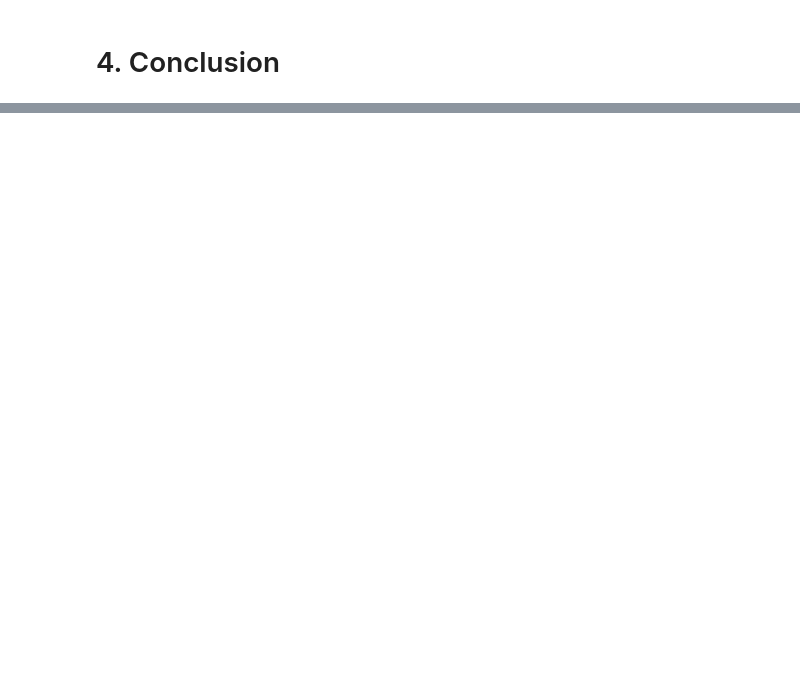
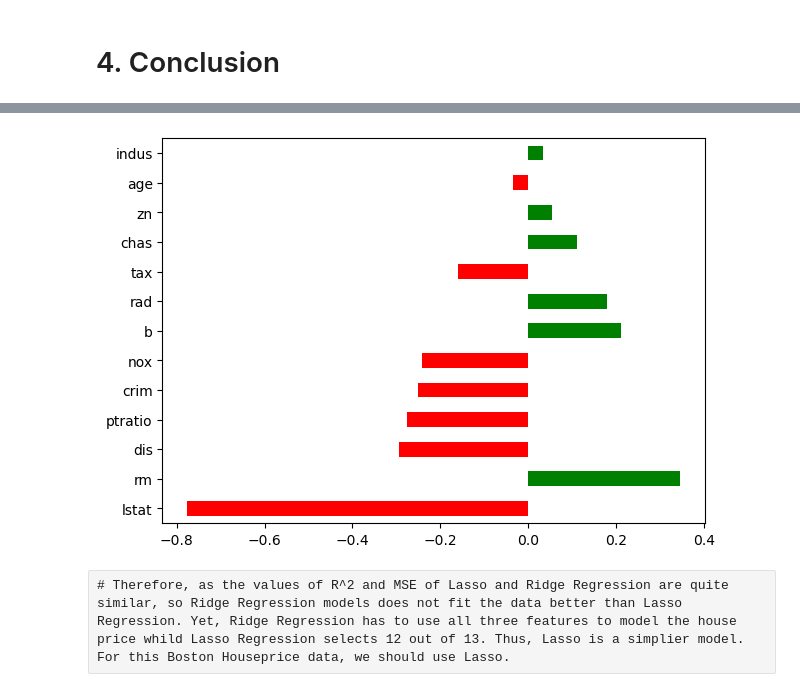
Before and after one commit to JulyAug/Assignment, a Jupyter notebook: Houseprice.ipynb, the cells around one changed output, grey strips where cells are left out. Cells and saved outputs as stored; diff of their text form; code cells hidden in the pictures; blank space fills up the shorter version.

```diff
--- a/Houseprice.ipynb
+++ b/Houseprice.ipynb
@@ -373,0 +442,15 @@ plt.show()
+# %%
+range1= [0.0001, 0.001, 0.01, 0.05, 0.1, 0.2, 0.3, 0.4, 0.5, 0.6, 0.7, 0.8, 0.9, 1.0]
+range3= list(range(2, 1001))
+range1.extend(range3)
+params_grid= {'alpha': range1}
+# %%
+ridge= Ridge(random_state= 42)
+gcv_ridge= GridSearchCV(estimator= ridge,
+                        param_grid= params_grid,
+                        cv= 3,
+                        scoring= 'neg_mean_absolute_error',
+                        return_train_score= True,
+                        n_jobs= -1,
+                        verbose= 1)
+gcv_ridge.fit(X_train, y_train)
@@ -373,0 +480,3 @@ plt.show()
+# %%
+ridge_model= gcv_ridge.best_estimator_
+ridge_model.fit(X_train, y_train)
@@ -373,0 +522,11 @@ plt.show()
+# %%
+# All 13 features
+ridge_coef= pd.Series(ridge_model.coef_, index= X_train.columns)
+all_ridge=  ridge_coef[abs(ridge_coef).nlargest(13).index]
+plt.figure(figsize= (7, 5))
+all_ridge.plot.barh(color= (all_ridge >= 0).map({True: 'g', False: 'r'}))
+plt.show()
+# %% [output]
+[figure, added]
+# %% [raw]
+# Therefore, as the values of R^2 and MSE of Lasso and Ridge Regression are quite similar, so Ridge Regression models does not fit the data better than Lasso Regression. Yet, Ridge Regression has to use all three features to model the house price whild Lasso Regression selects 12 out of 13. Thus, Lasso is a simplier model. For this Boston Houseprice data, we should use Lasso.
```
Also changed, not shown: parts of 33 cells of this notebook.
